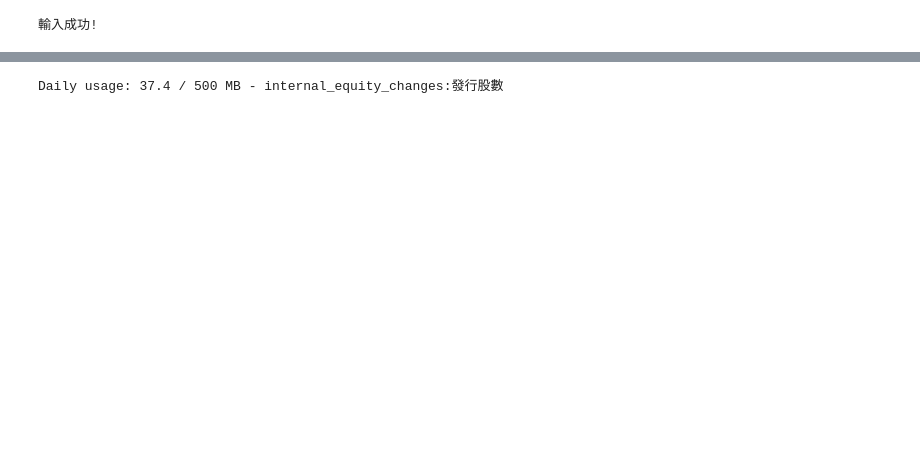
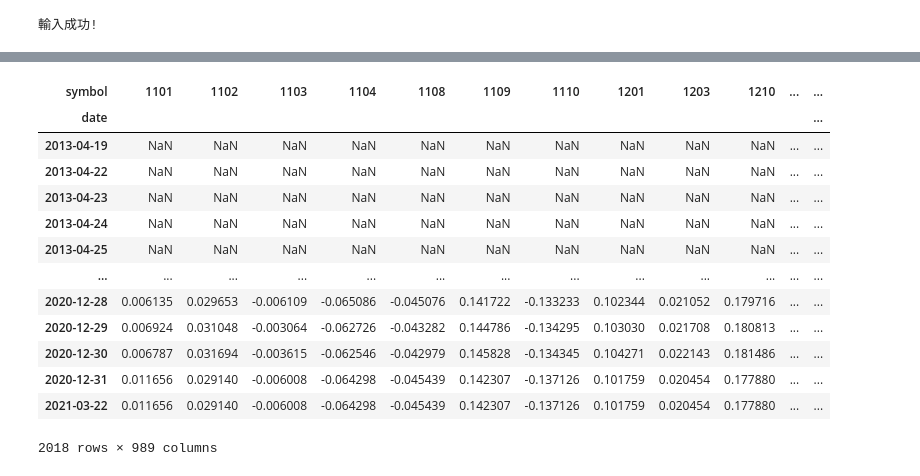
Before and after one commit to max0514/trading_bot, a Jupyter notebook: stock_strategies/stock_rating.ipynb, the cells around one changed output, grey strips where cells are left out. Cells and saved outputs as stored; diff of their text form; code cells hidden in the pictures; blank space fills up the shorter version.

```diff
--- a/stock_strategies/stock_rating.ipynb
+++ b/stock_strategies/stock_rating.ipynb
@@ -54,34 +78,56 @@ Daily usage: 16.2 / 500 MB - etl:adj_close
 # %%
-收盤價 = data.get('etl:adj_close')
-營業現金流量 = data.get('financial_statement:營業活動之淨現金流入_流出')
-股本 = data.get('financial_statement:股本')
-每股營業現金流量 = 營業現金流量 / (股本/10)
-營業現金流量對股價比 = 每股營業現金流量 / 收盤價
 
-# EBITDA對企業價值比
-稅前息前折舊前淨利率 = data.get('fundamental_features:稅前息前折舊前淨利率')
-營業收入淨額 = data.get("financial_statement:營業收入淨額")
-EBITDA = 稅前息前折舊前淨利率*營業收入淨額/100
-負債總額 = data.get('financial_statement:負債總額')
-現金及約當現金 = data.get('financial_statement:期末現金及約當現金餘額')
-市值 = 股本/10*收盤價
+收盤價 = data.get('etl:adj_close')# Capital Stock Value
+股本 = data.get('financial_statement:股本').index_str_to_date()
+
+# Cash Flow per Share
+每股營業現金流量 = data.get('fundamental_features:每股現金流量').index_str_to_date()
+
+# EBITDA to Enterprise Value Ratio
+EBITDA = data.get('fundamental_features:EBITDA').index_str_to_date()
+負債總額 = data.get('financial_statement:負債總額').index_str_to_date()
+現金及約當現金 = data.get('financial_statement:期末現金及約當現金餘額').index_str_to_date()
+市值 = 股本 / 10 * 收盤價
 企業價值 = 市值 + 負債總額 - 現金及約當現金
-EBITDA對企業價值比 = EBITDA /企業價值
+EBITDA對企業價值比 = EBITDA / 企業價值
 
-#wait some time otherwise there will be connection abort
+# Pause to prevent connection issues
 time.sleep(5)
 
-
-
-# 益本比
-每股盈餘 = data.get('financial_statement:每股盈餘')
+# Earnings to Price Ratio
+每股盈餘 = data.get('financial_statement:每股盈餘').index_str_to_date()
 益本比 = 每股盈餘 / 收盤價
 
-# 股東收益率
-股息殖利率 = data.get('price_earning_ratio:殖利率(%)')
-發行股數 = data.get('internal_equity_changes:發行股數') #改股本
-前一年發行股數 = data.get('internal_equity_changes:發行股數').shift(12)  # 一年12個月
+# Shareholder Yield
+股息殖利率 = data.get('price_earning_ratio:殖利率(%)').index_str_to_date()
+發行股數 = data.get('internal_equity_changes:發行股數').index_str_to_date() # Modified from 股本
+前一年發行股數 = data.get('internal_equity_changes:發行股數').shift(12).index_str_to_date()  # 12 months for a year
 庫藏股回購率 = (發行股數 - 前一年發行股數) * (收盤價 / 市值)
 股東收益率 = 股息殖利率 + 庫藏股回購率
+
+# 計算價值因子分數
+
+價值因子分數 = 0.4 * Z(每股營業現金流量) + 0.4* Z(益本比) + 0.2 * Z(股東收益率) #用非金融股算法計算全部
+價值因子分數_金融 = 0.3 * Z(每股營業現金流量) +0.3 * Z(EBITDA對企業價值比) + 0.3 * Z(益本比) + 0.1 * Z(股東收益率) #用金融股算法計算全部
+finCol = 價值因子分數_金融.columns.intersection(financialTseColumns) # 取交集過濾掉已經下市的股票
+價值因子分數[finCol] = 價值因子分數_金融[finCol] # 再用金融股的值代入金融股的值
+# 價值因子分數 # 所有TSE & OTC 的股票價值因子分數
+for column in ETF_Columns:
+    if column in 價值因子分數.columns:
+        價值因子分數 = 價值因子分數.drop(column, axis=1)
+價值因子分數
 # %% [output]
+| symbol | 1101 | 1102 | 1103 | 1104 | 1108 | 1109 | 1110 | 1201 | 1203 | 1210 | ... | ... |
+| date |  |  |  |  |  |  |  |  |  |  |  | ... |
+| 2013-04-19 | NaN | NaN | NaN | NaN | NaN | NaN | NaN | NaN | NaN | NaN | ... | ... |
+| 2013-04-22 | NaN | NaN | NaN | NaN | NaN | NaN | NaN | NaN | NaN | NaN | ... | ... |
+| 2013-04-23 | NaN | NaN | NaN | NaN | NaN | NaN | NaN | NaN | NaN | NaN | ... | ... |
+| 2013-04-24 | NaN | NaN | NaN | NaN | NaN | NaN | NaN | NaN | NaN | NaN | ... | ... |
+| 2013-04-25 | NaN | NaN | NaN | NaN | NaN | NaN | NaN | NaN | NaN | NaN | ... | ... |
+| ... | ... | ... | ... | ... | ... | ... | ... | ... | ... | ... | ... | ... |
+| 2020-12-28 | 0.006135 | 0.029653 | -0.006109 | -0.065086 | -0.045076 | 0.141722 | -0.133233 | 0.102344 | 0.021052 | 0.179716 | ... | ... |
+| 2020-12-29 | 0.006924 | 0.031048 | -0.003064 | -0.062726 | -0.043282 | 0.144786 | -0.134295 | 0.103030 | 0.021708 | 0.180813 | ... | ... |
+| 2020-12-30 | 0.006787 | 0.031694 | -0.003615 | -0.062546 | -0.042979 | 0.145828 | -0.134345 | 0.104271 | 0.022143 | 0.181486 | ... | ... |
+| 2020-12-31 | 0.011656 | 0.029140 | -0.006008 | -0.064298 | -0.045439 | 0.142307 | -0.137126 | 0.101759 | 0.020454 | 0.177880 | ... | ... |
+| 2021-03-22 | 0.011656 | 0.029140 | -0.006008 | -0.064298 | -0.045439 | 0.142307 | -0.137126 | 0.101759 | 0.020454 | 0.177880 | ... | ... |
-Daily usage: 37.4 / 500 MB - internal_equity_changes:發行股數
+2018 rows × 989 columns
```
Also changed, not shown: parts of 26 cells of this notebook.
